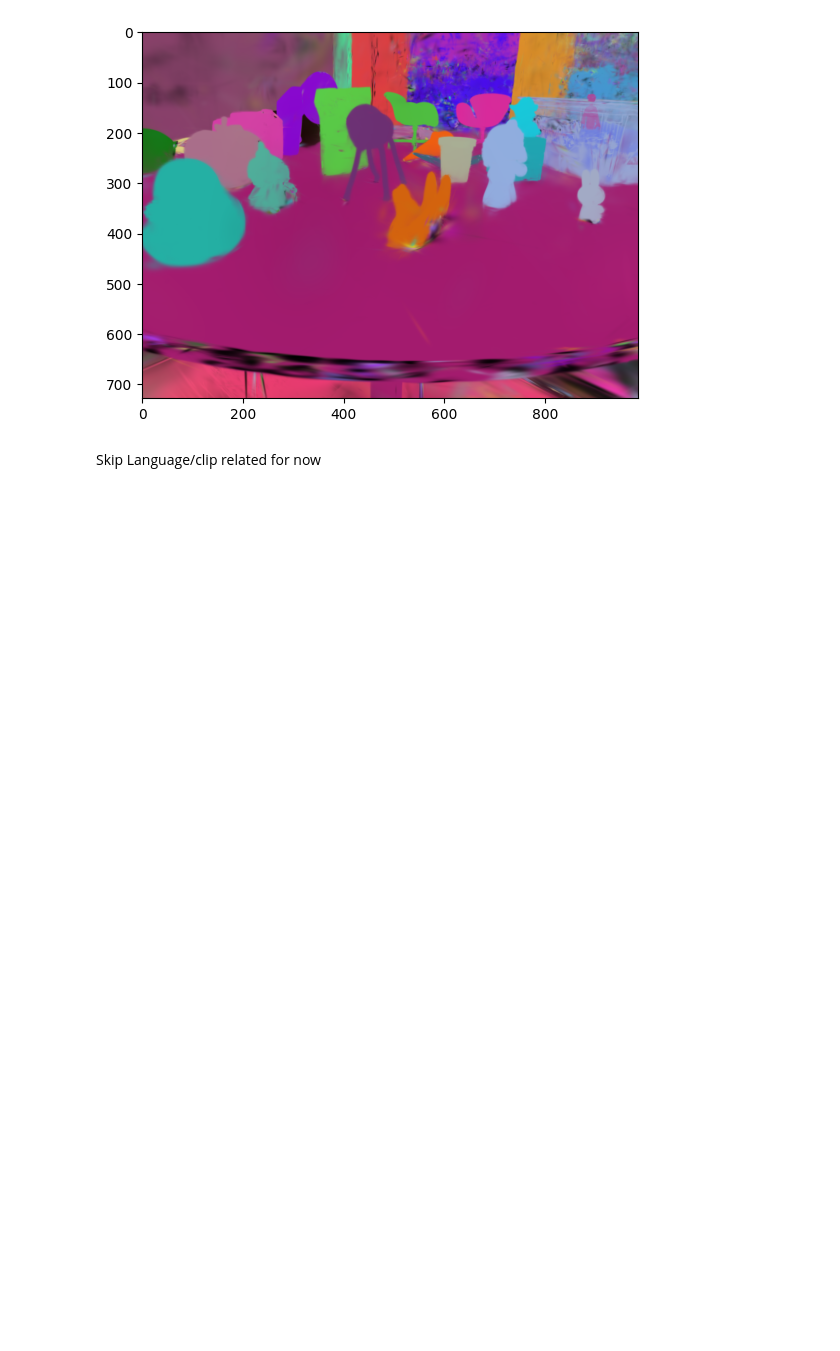
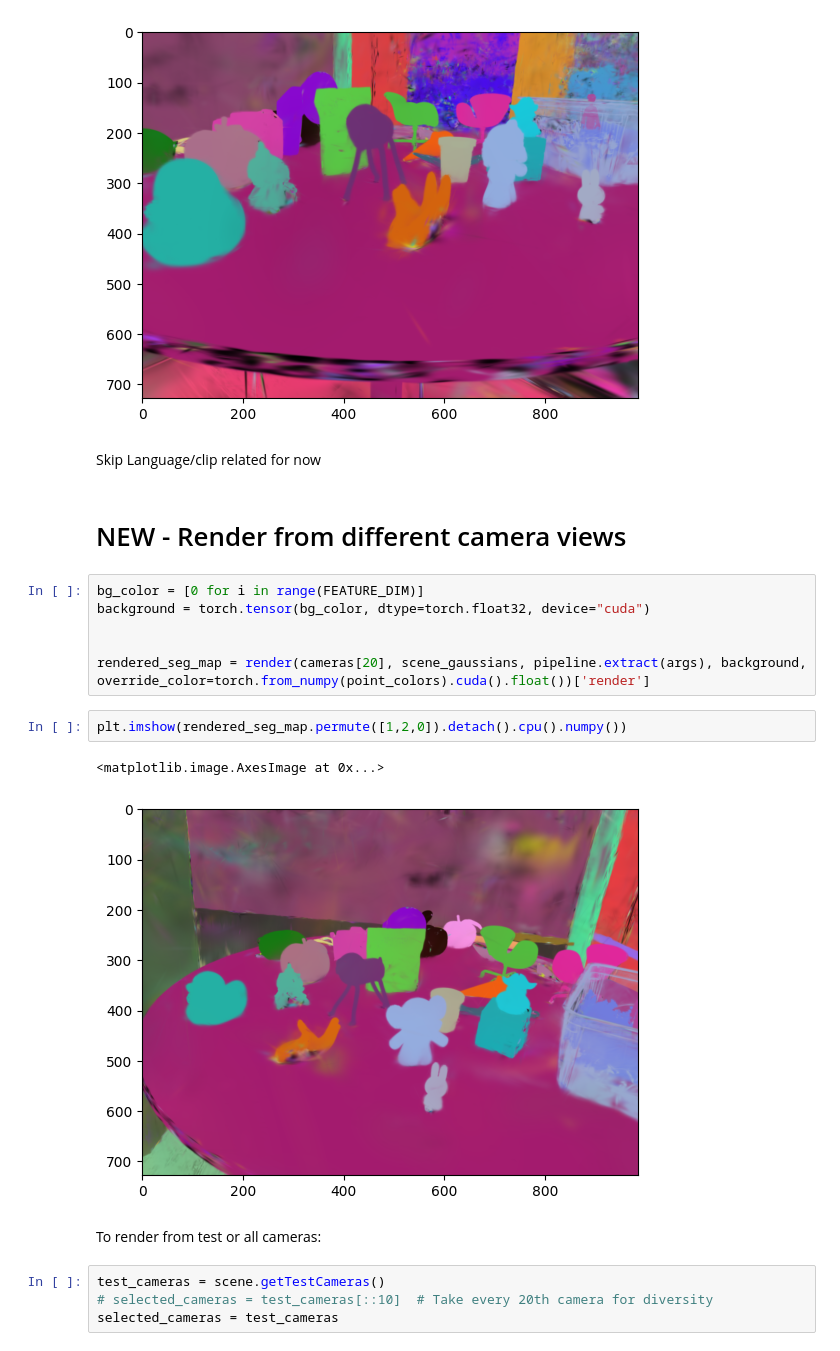
Before and after one commit to matt576/3dgs-diff, a Jupyter notebook: SegAnyGAussians/3dgs-diff.ipynb, the cells around one changed output. Cells and saved outputs as stored; diff of their text form; blank space fills up the shorter version.

```diff
--- a/SegAnyGAussians/3dgs-diff.ipynb
+++ b/SegAnyGAussians/3dgs-diff.ipynb
@@ -404,3 +477,22 @@ plt.imshow(rendered_seg_map.permute([1,2,0]).detach().cpu().numpy())
 [figure]
 # %% [markdown]
 Skip Language/clip related for now
+# %% [markdown]
+# NEW - Render from different camera views
+# %%
+bg_color = [0 for i in range(FEATURE_DIM)]
+background = torch.tensor(bg_color, dtype=torch.float32, device="cuda")
+
+
+rendered_seg_map = render(cameras[20], scene_gaussians, pipeline.extract(args), background, override_color=torch.from_numpy(point_colors).cuda().float())['render']
+# %%
+plt.imshow(rendered_seg_map.permute([1,2,0]).detach().cpu().numpy())
+# %% [output]
+<matplotlib.image.AxesImage at 0x...>
+[figure, added]
+# %% [markdown]
+To render from test or all cameras:
+# %%
+test_cameras = scene.getTestCameras()
+# selected_cameras = test_cameras[::10]  # Take every 20th camera for diversity
+selected_cameras = test_cameras
```
Also changed, not shown: parts of 20 cells of this notebook.
